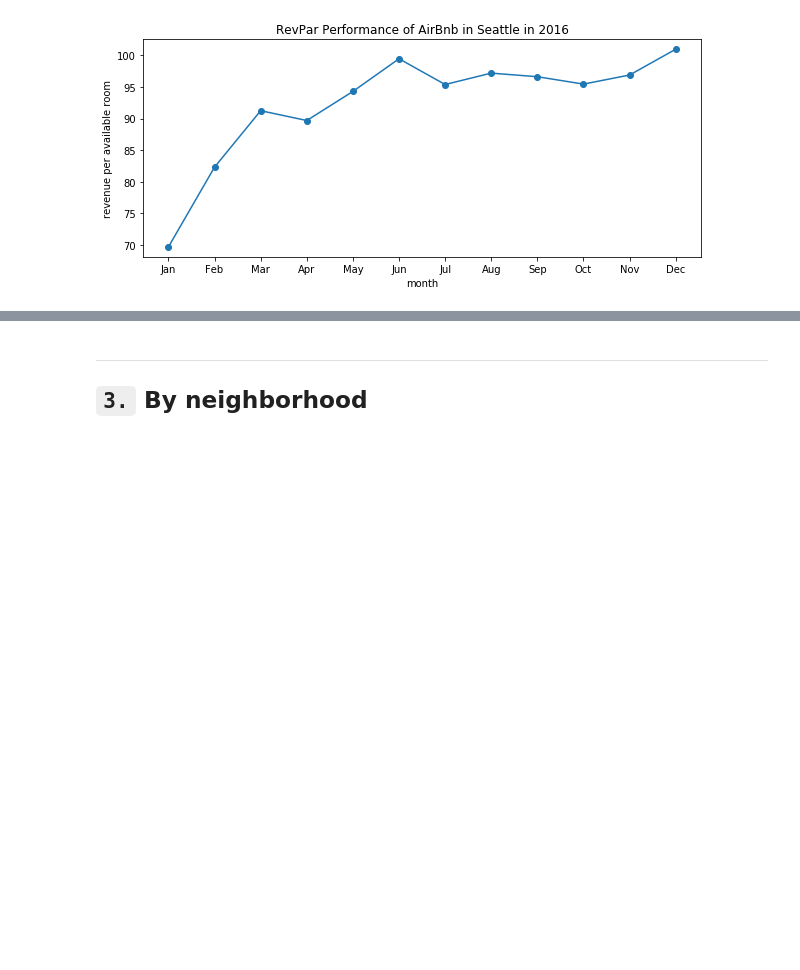
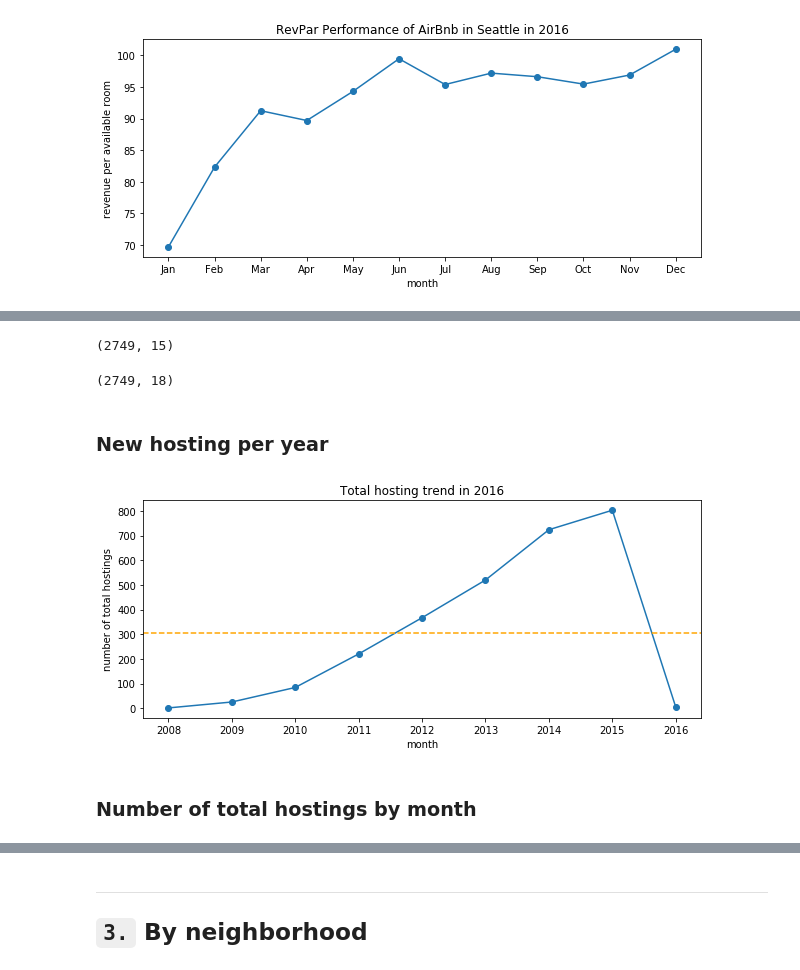
Before and after one commit to jasonsuk/ds-airbnb, a Jupyter notebook: analysis.ipynb, the cells around one changed output, grey strips where cells are left out. Saved outputs shown, nothing was run; the diff lists cells and outputs as text; code cells hidden in the pictures; blank space fills up the shorter version.

Commit message:
Explored hosting trend (new, existing) and types

```diff
--- a/analysis.ipynb
+++ b/analysis.ipynb
@@ -257,0 +412,32 @@ Now to discover supply side
+# %%
+host_clean_v2 = host_clean_v1[host_clean_v1['host_since'].notnull()]
+# %%
+# Convert into date time object
+print(host_clean_v2.shape)
+host_clean_v3 = add_date_break_down(host_clean_v2, 'host_since')
+# %% [output]
+(2749, 15)
+# %%
+print(host_clean_v3.shape)
+#host_clean_v3.info()
+#host_clean_v3.head()
+# %% [output]
+(2749, 18)
+# %%
+host = host_clean_v3
+# %% [markdown]
+### New hosting per year
+# %%
+group_new_hostings = host.groupby('year').count()['host_id']
+# %%
+layout_obj = {
+    'title': 'Total hosting trend in 2016',
+    'xlabel': 'month',
+    'ylabel': 'number of total hostings'
+}
+
+plot_line_chart(group_new_hostings.index, group_new_hostings.values, layout_obj)
+# %% [output]
+[figure, added]
+# %% [markdown]
+### Number of total hostings by month
```
Also changed, not shown: parts of 38 cells of this notebook.
